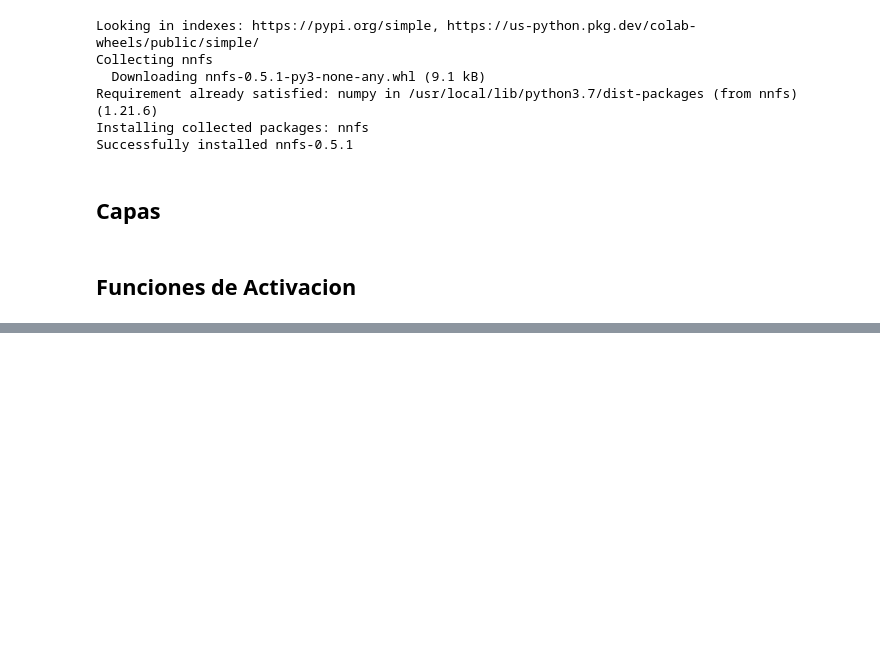
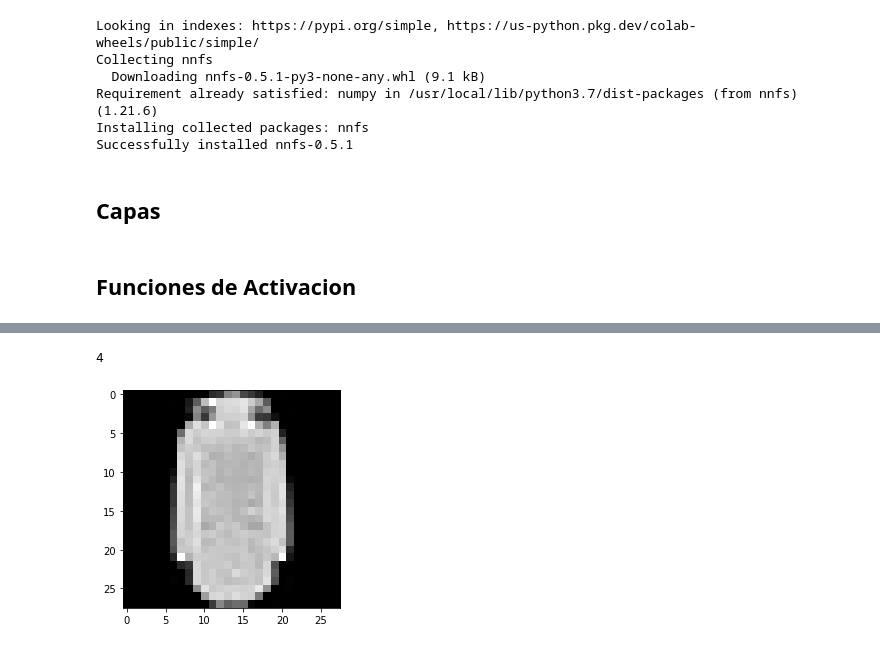
Before and after one commit to DavidJimenez10/Red-Neuronal-desde-0, a Jupyter notebook: RedNeuronalDesdeCero.ipynb, the cells around one changed output, grey strips where cells are left out. Cells and saved outputs as stored; diff of their text form; code cells hidden in the pictures; blank space fills up the shorter version.

```diff
--- a/RedNeuronalDesdeCero.ipynb
+++ b/RedNeuronalDesdeCero.ipynb
@@ -378,0 +767,42 @@ epoch: 1100, acc: 0.780, loss: -0.602, learning rate 0.036960632988575076
+# %%
+def load_mnist_dataset(dataset,path):
+
+  labels = os.listdir(os.path.join(path,dataset))
+
+  X = []
+  y = []
+
+  for label in labels:
+    for image in os.listdir(os.path.join(path,dataset,label)):
+      image_data = cv2.imread(os.path.join(path,dataset,label,image),cv2.IMREAD_UNCHANGED)
+
+      X.append(image_data)
+      y.append(label)
+
+  return np.array(X), np.array(y).astype('uint8')
+
+def create_data_mnist(path):
+  X,y = load_mnist_dataset('train',path)
+  X_test,y_test = load_mnist_dataset('test',path)
+
+  return X,y,X_test,y_test
+# %%
+X,y,X_test,y_test = create_data_mnist('fashion_mnist_images')
+# %%
+#Aleatorizando el orden de los datos
+keys = np.array(range(X.shape[0]))
+np.random.shuffle(keys)
+X=X[keys]
+y=y[keys]
+#Escalado de las entradas
+X = (X.astype('float32') - 127.5) / 127.5
+X_test = (X_test.astype('float32') - 127.5) / 127.5
+#Flatten de las entradas
+X = X.reshape(X.shape[0],-1)
+X_test = X_test.reshape(X_test.shape[0],-1)
+# %%
+plt.imshow(X[100].reshape(28,28),cmap='gray')
+print(y[100])
+# %% [output]
+4
+[figure, added]
```
Also changed, not shown: parts of 22 cells of this notebook.
